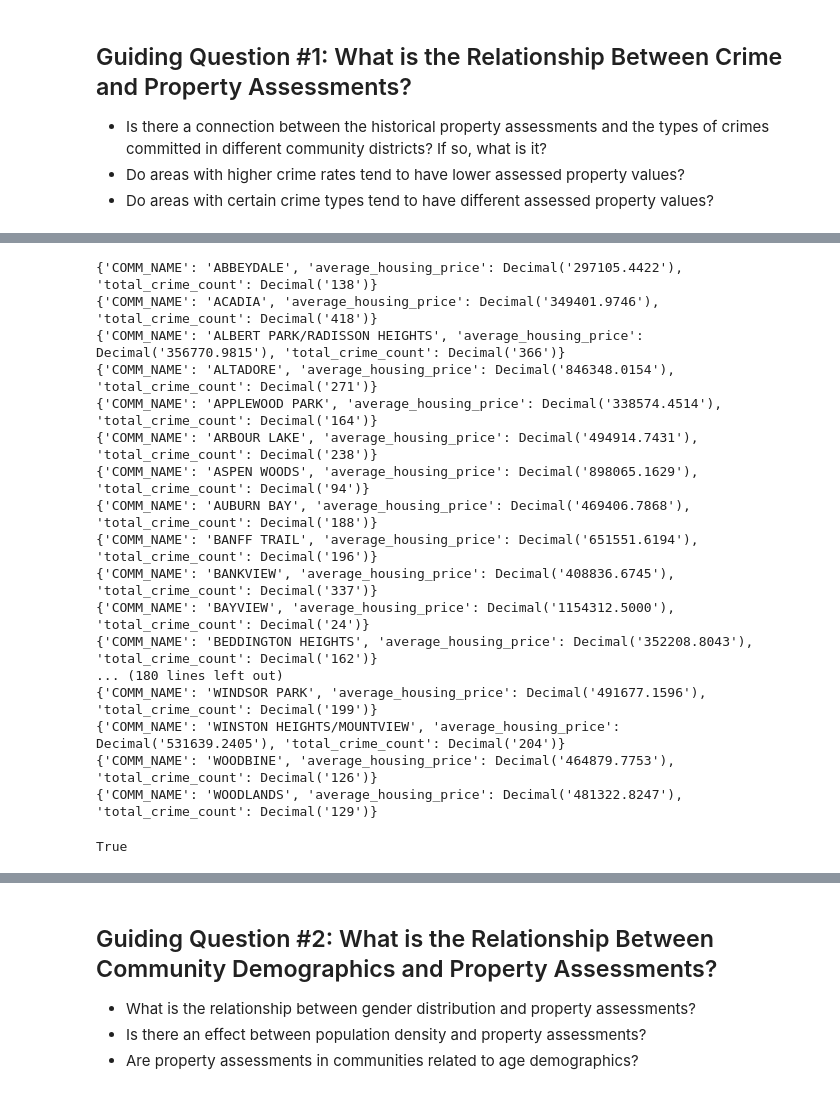
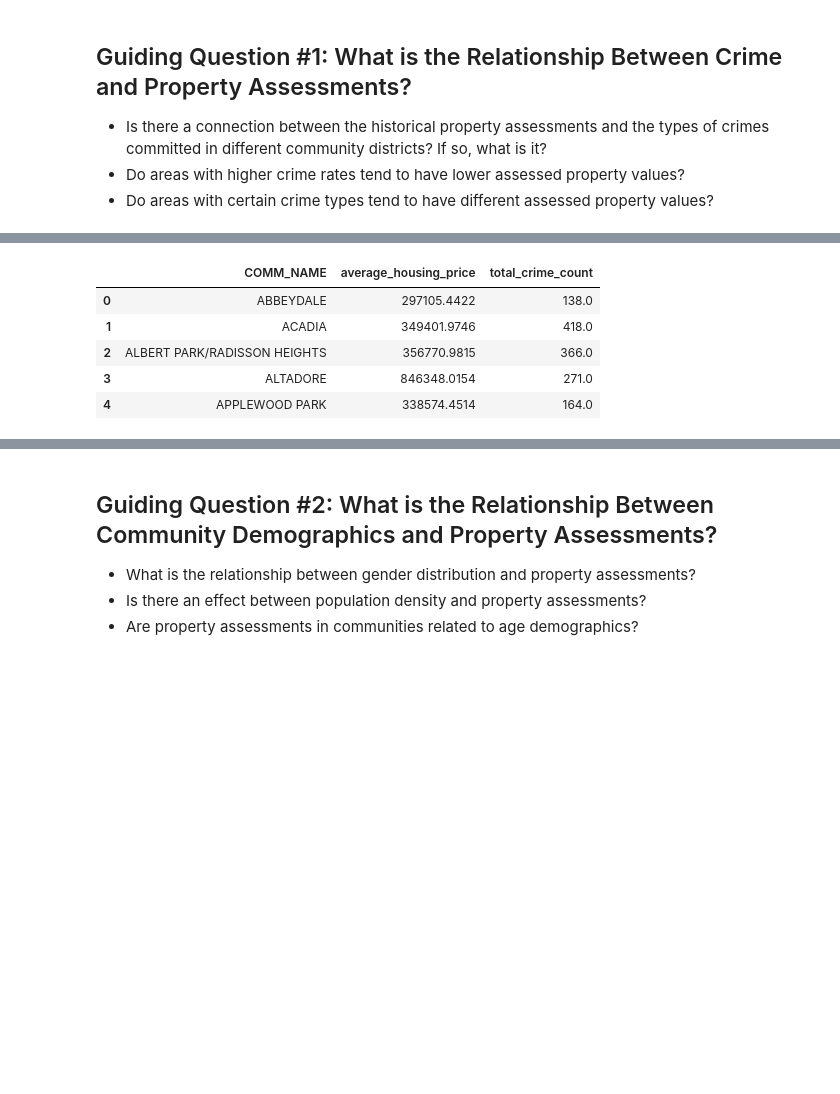
Before and after one commit to ethan2411/Data-603-604, a Jupyter notebook: Data 604 Term Project.ipynb, the cells around one changed output, grey strips where cells are left out. Saved outputs shown, nothing was run; the diff lists cells and outputs as text; code cells hidden in the pictures; blank space fills up the shorter version.

```diff
--- a/Data 604 Term Project.ipynb
+++ b/Data 604 Term Project.ipynb
@@ -915,34 +888,12 @@ True
 # %%
-#Query to join averge property assessment values and total crime count per community
-#Another attempt THIS IS THE CORRECT WAY TO JOIN WITHOUT GETTING ISSUES
-read_cursor = myconnection.cursor(buffered=True, dictionary=True)
-
-query_string = ("SELECT PropertyResults.COMM_NAME, average_housing_price, total_crime_count FROM (SELECT COMM_NAME, AVG(ASSESSED_VALUE) AS average_housing_price FROM property_data WHERE ASSESSED_VALUE BETWEEN 100000 AND 15000000 GROUP BY COMM_NAME HAVING count(COMM_CODE) > 10) AS PropertyResults JOIN ( SELECT CommunityName, SUM(CrimeCount) AS total_crime_count FROM crimestats GROUP BY CommunityName ) AS CrimeResults ON PropertyResults.COMM_NAME = CrimeResults.CommunityName;")
-
-read_cursor.execute(query_string)
-
-for (library_value) in read_cursor:
-    print(library_value)
-
-read_cursor.close()
+pricecrimetable = pd.read_sql_query('SELECT PropertyResults.COMM_NAME, average_housing_price, total_crime_count FROM (SELECT COMM_NAME, AVG(ASSESSED_VALUE) AS average_housing_price FROM property_data WHERE ASSESSED_VALUE BETWEEN 100000 AND 15000000 GROUP BY COMM_NAME HAVING count(COMM_CODE) > 10) AS PropertyResults JOIN ( SELECT CommunityName, SUM(CrimeCount) AS total_crime_count FROM crimestats GROUP BY CommunityName ) AS CrimeResults ON PropertyResults.COMM_NAME = CrimeResults.CommunityName;;', engine)
+pricecrimetable.head()
 # %% [output]
-{'COMM_NAME': 'ABBEYDALE', 'average_housing_price': Decimal('297105.4422'), 'total_crime_count': Decimal('138')}
-{'COMM_NAME': 'ACADIA', 'average_housing_price': Decimal('349401.9746'), 'total_crime_count': Decimal('418')}
-{'COMM_NAME': 'ALBERT PARK/RADISSON HEIGHTS', 'average_housing_price': Decimal('356770.9815'), 'total_crime_count': Decimal('366')}
-{'COMM_NAME': 'ALTADORE', 'average_housing_price': Decimal('846348.0154'), 'total_crime_count': Decimal('271')}
-{'COMM_NAME': 'APPLEWOOD PARK', 'average_housing_price': Decimal('338574.4514'), 'total_crime_count': Decimal('164')}
-{'COMM_NAME': 'ARBOUR LAKE', 'average_housing_price': Decimal('494914.7431'), 'total_crime_count': Decimal('238')}
-{'COMM_NAME': 'ASPEN WOODS', 'average_housing_price': Decimal('898065.1629'), 'total_crime_count': Decimal('94')}
-{'COMM_NAME': 'AUBURN BAY', 'average_housing_price': Decimal('469406.7868'), 'total_crime_count': Decimal('188')}
-{'COMM_NAME': 'BANFF TRAIL', 'average_housing_price': Decimal('651551.6194'), 'total_crime_count': Decimal('196')}
-{'COMM_NAME': 'BANKVIEW', 'average_housing_price': Decimal('408836.6745'), 'total_crime_count': Decimal('337')}
-{'COMM_NAME': 'BAYVIEW', 'average_housing_price': Decimal('1154312.5000'), 'total_crime_count': Decimal('24')}
-{'COMM_NAME': 'BEDDINGTON HEIGHTS', 'average_housing_price': Decimal('352208.8043'), 'total_crime_count': Decimal('162')}
-... (180 lines left out)
-{'COMM_NAME': 'WINDSOR PARK', 'average_housing_price': Decimal('491677.1596'), 'total_crime_count': Decimal('199')}
-{'COMM_NAME': 'WINSTON HEIGHTS/MOUNTVIEW', 'average_housing_price': Decimal('531639.2405'), 'total_crime_count': Decimal('204')}
-{'COMM_NAME': 'WOODBINE', 'average_housing_price': Decimal('464879.7753'), 'total_crime_count': Decimal('126')}
-{'COMM_NAME': 'WOODLANDS', 'average_housing_price': Decimal('481322.8247'), 'total_crime_count': Decimal('129')}
-True
+|  | COMM_NAME | average_housing_price | total_crime_count |
+| 0 | ABBEYDALE | 297105.4422 | 138.0 |
+| 1 | ACADIA | 349401.9746 | 418.0 |
+| 2 | ALBERT PARK/RADISSON HEIGHTS | 356770.9815 | 366.0 |
+| 3 | ALTADORE | 846348.0154 | 271.0 |
+| 4 | APPLEWOOD PARK | 338574.4514 | 164.0 |
 # %%
 #query to join average property assessment values and totals for differnt types of crimes committed per each community
```
Also changed, not shown: parts of 6 cells of this notebook.
